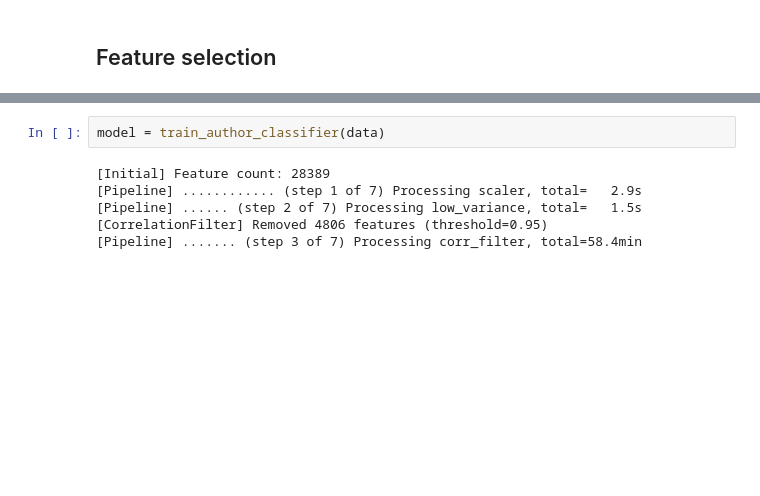
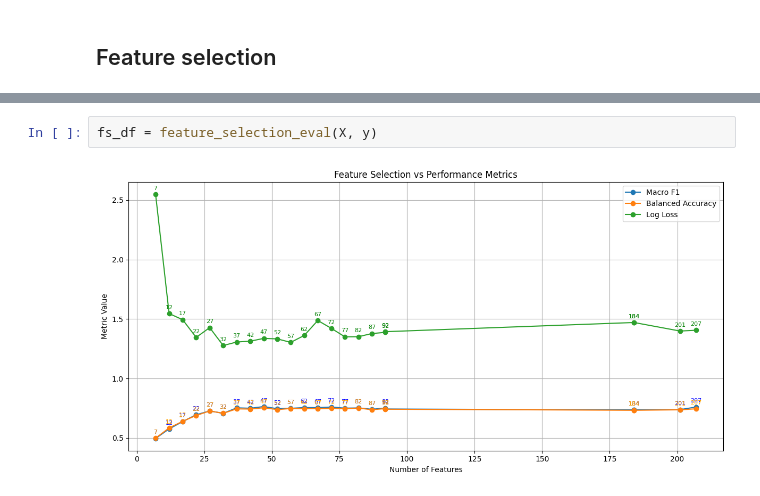
Before and after one commit to hadrienstrichard/author-style-ai-analysis, a Jupyter notebook: Notebooks/stylo_classifier.ipynb, the cells around one changed output, grey strips where cells are left out. Drawn from its saved outputs; the diff is of its cells as text; blank space fills up the shorter version.

```diff
--- a/Notebooks/stylo_classifier.ipynb
+++ b/Notebooks/stylo_classifier.ipynb
@@ -309,8 +206,4 @@ def train_author_classifier(
-# %%
-model = train_author_classifier(data)
-# %% [output]
-[Initial] Feature count: 28389
-[Pipeline] ............ (step 1 of 7) Processing scaler, total=   2.9s
-[Pipeline] ...... (step 2 of 7) Processing low_variance, total=   1.5s
-[CorrelationFilter] Removed 4806 features (threshold=0.95)
-[Pipeline] ....... (step 3 of 7) Processing corr_filter, total=58.4min
+# %%
+fs_df = feature_selection_eval(X, y)
+# %% [output]
+[figure, added]
```
Also changed, not shown: parts of 28 cells of this notebook, 4 other files.
